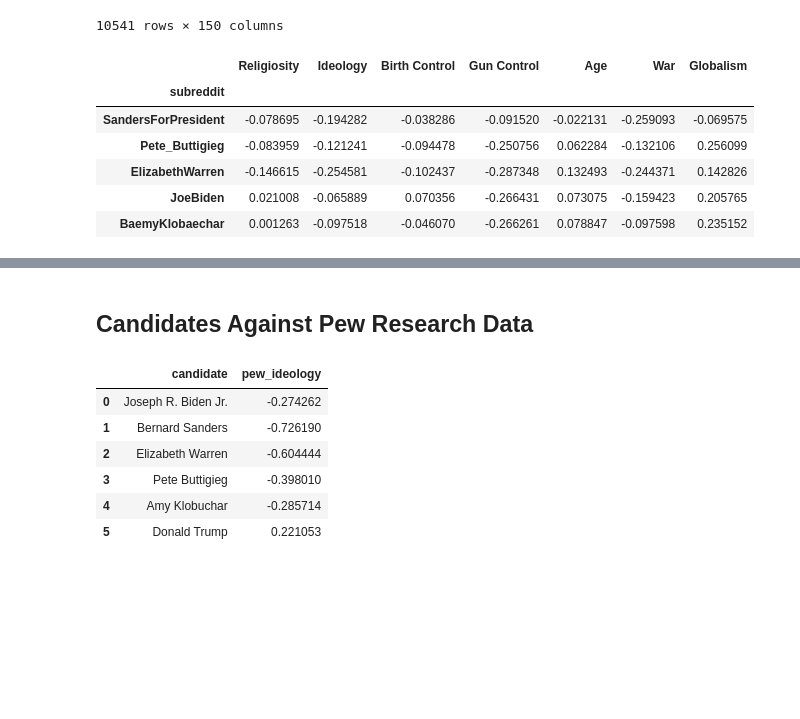
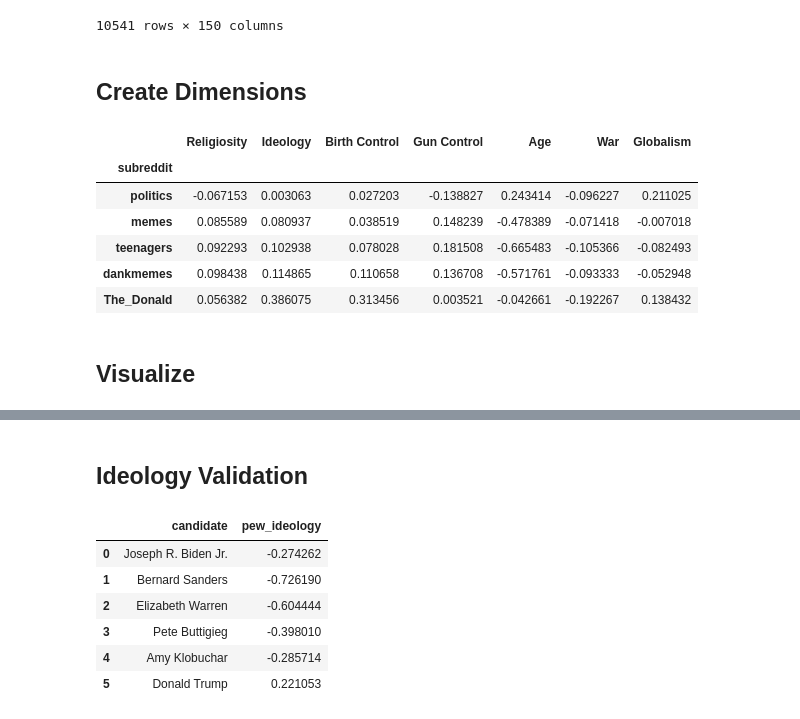
Before and after one commit to CSSLab/political-subreddits, a Jupyter notebook: Political_Dimensions.ipynb, the cells around one changed output, grey strips where cells are left out. Cells and saved outputs as stored; diff of their text form; code cells hidden in the pictures; blank space fills up the shorter version.

Commit message:
Age dimension i slooking goood

```diff
--- a/Political_Dimensions.ipynb
+++ b/Political_Dimensions.ipynb
@@ -26,6 +26,8 @@ embedding
 | houghton | 0.065995 | 0.083532 | -0.195394 | 0.019086 | 0.061049 | -0.019786 | 0.072973 | -0.017989 | -0.196128 | 0.026056 | ... | ... |
 | universityofredlands | 0.179449 | 0.083221 | -0.167956 | -0.024700 | 0.049997 | -0.046135 | 0.017856 | -0.078710 | -0.128699 | 0.092061 | ... | ... |
 10541 rows × 150 columns
+# %% [markdown]
+## Create Dimensions
 # %%
 from dataclasses import dataclass
 @dataclass
@@ -72,7 +74,7 @@ bc_subs = [("antifeminists","Feminism"),
            ("prolife","birthcontrol")]
 
 gc_subs= ("progun","GunsAreCool")
-age_subs = [("datingoverforty","teenagers"),
+age_subs = [("RedditForGrownups","teenagers"),
             ("RedditForGrownups","teenagersnew")]
 
 war_subs = [("CredibleDefense","EndlessWar"),
@@ -105,35 +107,25 @@ dim_list = ["Christianity","exchristian","TraditionalCatholics","excatholic","ld
 sample_subs = np.unique(np.array([get_closest(x,embedding) for x in tqdm(dim_list)]).flatten())
 # %%
 proj_df = pd.DataFrame(dict(subreddit=embedding.index)).set_index("subreddit")#.sample(n=1000,random_state=2)
-proj_df = proj_df[proj_df.index.isin(["JoeBiden","SandersForPresident","BaemyKlobaechar","ElizabethWarren","Pete_Buttigieg"])]
-# proj_df = proj_df[proj_df.index.isin(sample_subs)]
+proj_df = proj_df[proj_df.index.isin(sample_subs)]
 d = []
 for dim_info in dims:
     dim = calculate_dim(dim_info.subreddits,embedding)
     d.append(dim)
     projections = proj_df.index.map(lambda x: project_dim(dim,x,embedding))
     proj_df[dim_info.name] = projections
 
 proj_df.head()
-
-#     print("--------------------\n{} dimension\n\t* Average cosine similarity of transformations: {:.2f} (Std Deviation: {:.4f})".format(name,*stats))
-#     print("{} {} scale: {:.2f}".format("prolife",name,project_dim(dim,"prolife",embedding)))
-#     print("{} {} scale: {:.2f}".format("progun",name,project_dim(dim,"progun",embedding)))
-#     print("{} {} scale: {:.2f}".format("Conservative",name,project_dim(dim,"Conservative",embedding)))
-#     print("{} {} scale: {:.2f}".format("The_Donald",name,project_dim(dim,"The_Donald",embedding)))
-#     print("{} {} scale: {:.2f}".format("JoeBiden",name,project_dim(dim,"JoeBiden",embedding)))
-#     print("{} {} scale: {:.2f}".format("Pete_Buttigieg",name,project_dim(dim,"Pete_Buttigieg",embedding)))
-#     print("{} {} scale: {:.2f}".format("SandersForPresident",name,project_dim(dim,"SandersForPresident",embedding)))
-#     print("{} {} scale: {:.2f}".format("GunsAreCool",name,project_dim(dim,"GunsAreCool",embedding)))
-#     print("{} {} scale: {:.2f}".format("prochoice",name,project_dim(dim,"prochoice",embedding)))
 # %% [output]
 |  | Religiosity | Ideology | Birth Control | Gun Control | Age | War | Globalism |
 | subreddit |  |  |  |  |  |  |  |
-| SandersForPresident | -0.078695 | -0.194282 | -0.038286 | -0.091520 | -0.022131 | -0.259093 | -0.069575 |
-| Pete_Buttigieg | -0.083959 | -0.121241 | -0.094478 | -0.250756 | 0.062284 | -0.132106 | 0.256099 |
-| ElizabethWarren | -0.146615 | -0.254581 | -0.102437 | -0.287348 | 0.132493 | -0.244371 | 0.142826 |
-| JoeBiden | 0.021008 | -0.065889 | 0.070356 | -0.266431 | 0.073075 | -0.159423 | 0.205765 |
-| BaemyKlobaechar | 0.001263 | -0.097518 | -0.046070 | -0.266261 | 0.078847 | -0.097598 | 0.235152 |
+| politics | -0.067153 | 0.003063 | 0.027203 | -0.138827 | 0.243414 | -0.096227 | 0.211025 |
+| memes | 0.085589 | 0.080937 | 0.038519 | 0.148239 | -0.478389 | -0.071418 | -0.007018 |
+| teenagers | 0.092293 | 0.102938 | 0.078028 | 0.181508 | -0.665483 | -0.105366 | -0.082493 |
+| dankmemes | 0.098438 | 0.114865 | 0.110658 | 0.136708 | -0.571761 | -0.093333 | -0.052948 |
+| The_Donald | 0.056382 | 0.386075 | 0.313456 | 0.003521 | -0.042661 | -0.192267 | 0.138432 |
+# %% [markdown]
+## Visualize
 # %%
 fig = go.Figure()
 [fig.add_trace(go.Box(x=proj_df[n],quartilemethod="linear", name=n,text=proj_df.index,marker=dict(opacity=0.5))) for n in proj_df.columns]
@@ -217,8 +209,8 @@ fig.write_html("visualizations/2019_dimension_heatmap.html")
 fig.show()
 # %% [output]
 [interactive output not drawn]
-# %% [markdown]
-## Candidates Against Pew Research Data
+# %% [markdown]
+## Ideology Validation
 # %%
 cand_ideology = pd.read_csv("/h/224/cameron/Political-Subreddit-Embedding/external_datasets/polling_data/pew_ideology.csv")
 cand_ideology = cand_ideology.drop(["Not sure","Refused"],axis=1)
```
Also changed, not shown: parts of 10 cells of this notebook, 3 other files.
